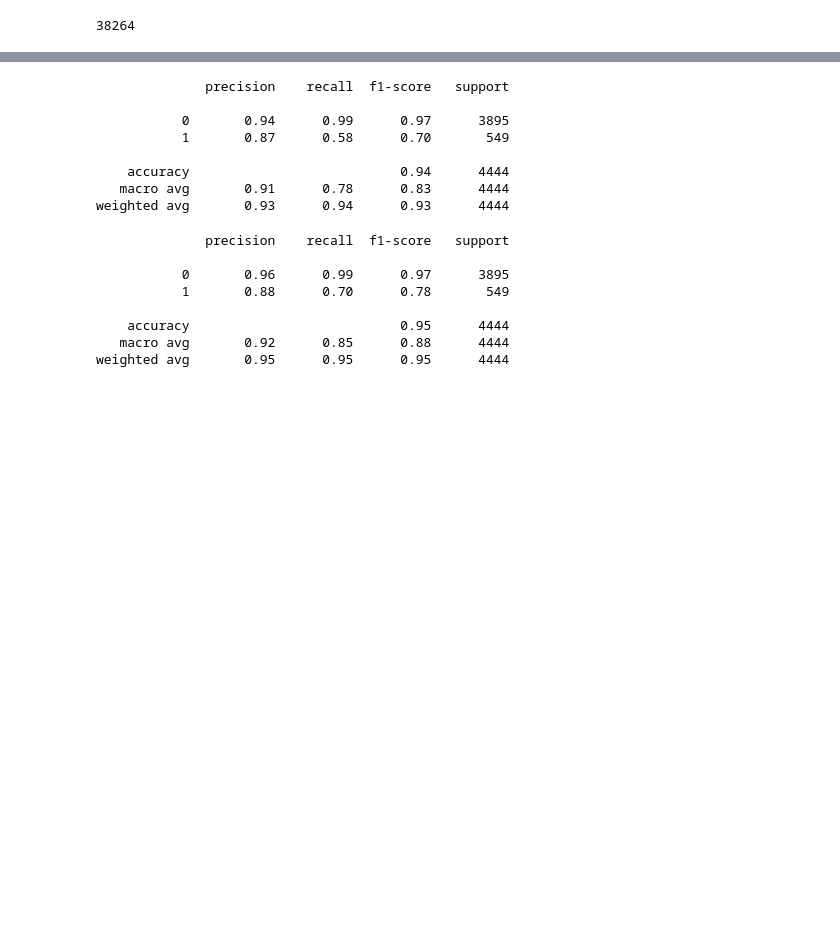
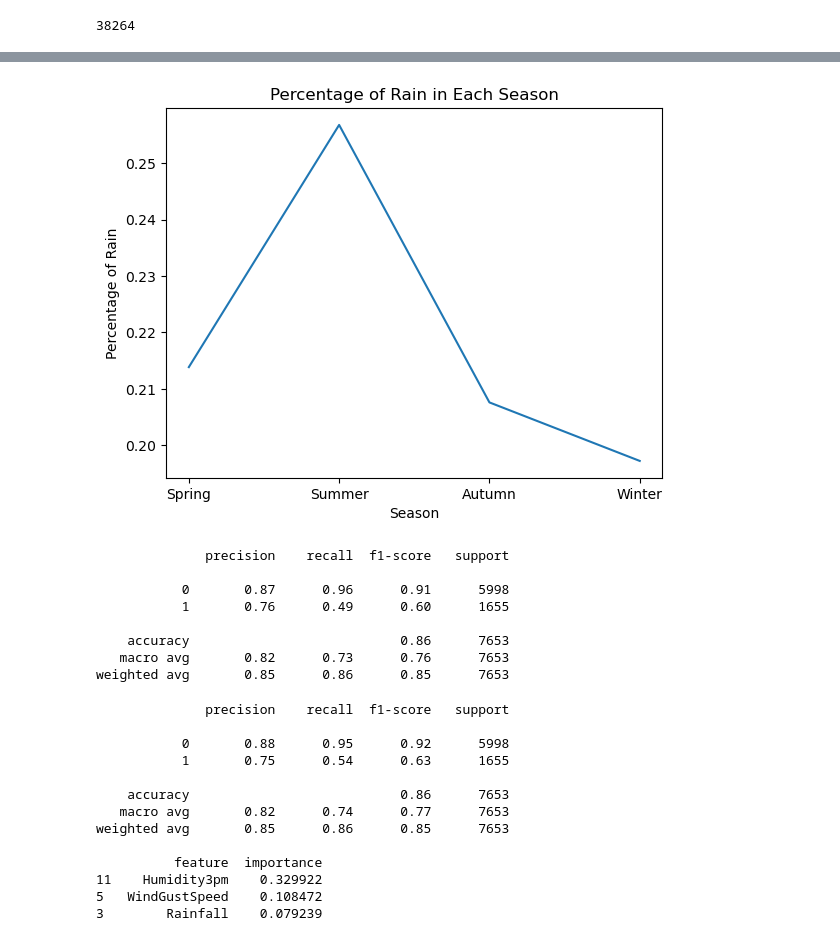
Before and after one commit to HYS20010113/2565-ML-Final-Project, a Jupyter notebook: ENN.ipynb, the cells around one changed output, grey strips where cells are left out. Cells and saved outputs as stored; diff of their text form; code cells hidden in the pictures; blank space fills up the shorter version.

```diff
--- a/ENN.ipynb
+++ b/ENN.ipynb
@@ -81,4 +81,4 @@ def undersampling(data, target, i):
 # %%
-seasonable_datas = [df_spring, df_summer, df_autumn, df_winter]
-for i in range(4):
-    undersampling(seasonable_datas[i], 'RainTomorrow', i)
+# seasonable_datas = [df_spring, df_summer, df_autumn, df_winter]
+# for i in range(4):
+#     undersampling(seasonable_datas[i], 'RainTomorrow', i)
@@ -97,5 +85,8 @@ KeyboardInterrupt:
 # %%
-spring_df = pd.read_csv('1_ENN.csv')
+spring_df = preprocess_weather_data(df_spring)[0]
+summer_df = preprocess_weather_data(df_summer)[0]
+autumn_df = preprocess_weather_data(df_autumn)[0]
+winter_df = preprocess_weather_data(df_winter)[0]
 print(spring_df[spring_df['RainTomorrow']==1].shape)
 print(spring_df[spring_df['RainTomorrow']==0].shape)
 # %% [output]
@@ -104,3 +115,16 @@ print(spring_df[spring_df['RainTomorrow']==0].shape)
+# %%
+#draw the graph of the percentage of rain in each season
+seasons = ['Spring', 'Summer', 'Autumn', 'Winter']
+rainy_days = [spring_df[spring_df['RainToday']==1].shape[0], summer_df[summer_df['RainToday']==1].shape[0], autumn_df[autumn_df['RainToday']==1].shape[0], winter_df[winter_df['RainToday']==1].shape[0]]
+total_days = [spring_df.shape[0], summer_df.shape[0], autumn_df.shape[0], winter_df.shape[0]]
+percentage = [rainy_days[i]/total_days[i] for i in range(4)]
+plt.plot(seasons, percentage)
+plt.xlabel('Season')
+plt.ylabel('Percentage of Rain')
+plt.title('Percentage of Rain in Each Season')
+plt.show()
+# %% [output]
+[figure, added]
 # %%
 X = spring_df.drop(['RainTomorrow'], axis=1)
 y = spring_df['RainTomorrow']
@@ -110,7 +134,7 @@ scaler = StandardScaler()
 X_train_scaled = scaler.fit_transform(X_train)
 X_test_scaled = scaler.transform(X_test)
 # %%
-best_params = {'max_depth': None, 'min_samples_leaf': 4, 'min_samples_split': 2, 'n_estimators': 300}
+best_params = {'max_depth': None, 'min_samples_leaf': 4, 'min_samples_split': 2, 'n_estimators': 100}
 RF = RandomForestClassifier(**best_params,random_state=42)
 # model.fit(X_train_pca, y_train)
 # y_pred_pca = model.predict(X_test_pca)
@@ -124,28 +148,38 @@ print(classification_rep_pca)
 # %% [output]
               precision    recall  f1-score   support
 
-           0       0.94      0.99      0.97      3895
-           1       0.87      0.58      0.70       549
+           0       0.87      0.96      0.91      5998
+           1       0.76      0.49      0.60      1655
 
-    accuracy                           0.94      4444
-   macro avg       0.91      0.78      0.83      4444
-weighted avg       0.93      0.94      0.93      4444
+    accuracy                           0.86      7653
+   macro avg       0.82      0.73      0.76      7653
+weighted avg       0.85      0.86      0.85      7653
 # %%
-xgb = xgb.XGBClassifier(objective='binary:logistic', n_estimators=300, learning_rate=0.1, max_depth=7)
+xgb = xgb.XGBClassifier(objective='binary:logistic', n_estimators=300, learning_rate=0.1, max_depth=5)
 xgb.fit(X_train_scaled, y_train)
 y_pred = xgb.predict(X_test_scaled)
 accuracy = accuracy_score(y_test, y_pred)
 classification_rep_pca = classification_report(y_test, y_pred)
 print(classification_rep_pca)
+#most important features
+feature_importance = pd.DataFrame({'feature': X.columns, 'importance': xgb.feature_importances_})
+feature_importance = feature_importance.sort_values('importance', ascending=False)
+#print the top 3 features
+print(feature_importance.head(3))
 # %% [output]
               precision    recall  f1-score   support
 
-           0       0.96      0.99      0.97      3895
-           1       0.88      0.70      0.78       549
+           0       0.88      0.95      0.92      5998
+           1       0.75      0.54      0.63      1655
 
-    accuracy                           0.95      4444
-   macro avg       0.92      0.85      0.88      4444
-weighted avg       0.95      0.95      0.95      4444
+    accuracy                           0.86      7653
+   macro avg       0.82      0.74      0.77      7653
+weighted avg       0.85      0.86      0.85      7653
+
+          feature  importance
+11    Humidity3pm    0.329922
+5   WindGustSpeed    0.108472
+3        Rainfall    0.079239
 # %%
 # X_train, X_test, y_train, y_test = train_test_split(X, y, test_size=0.2, random_state=42)
 
```
Also changed, not shown: parts of 10 cells of this notebook, 2 other files.
